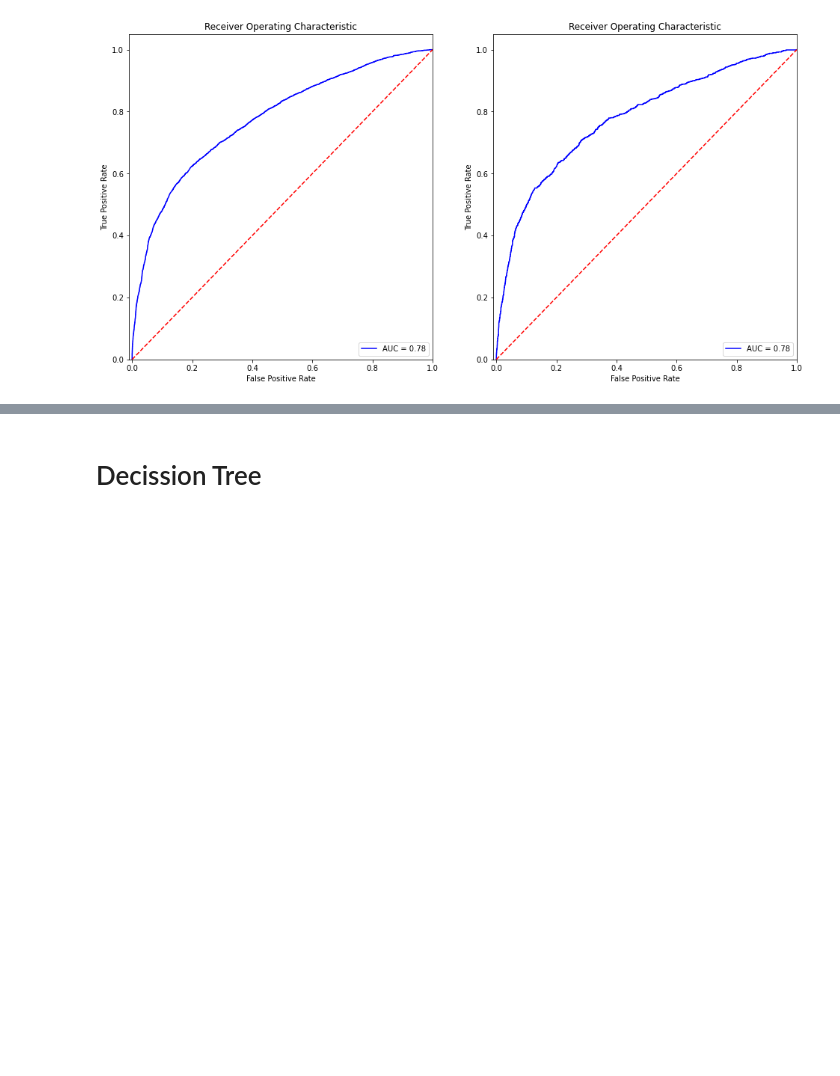
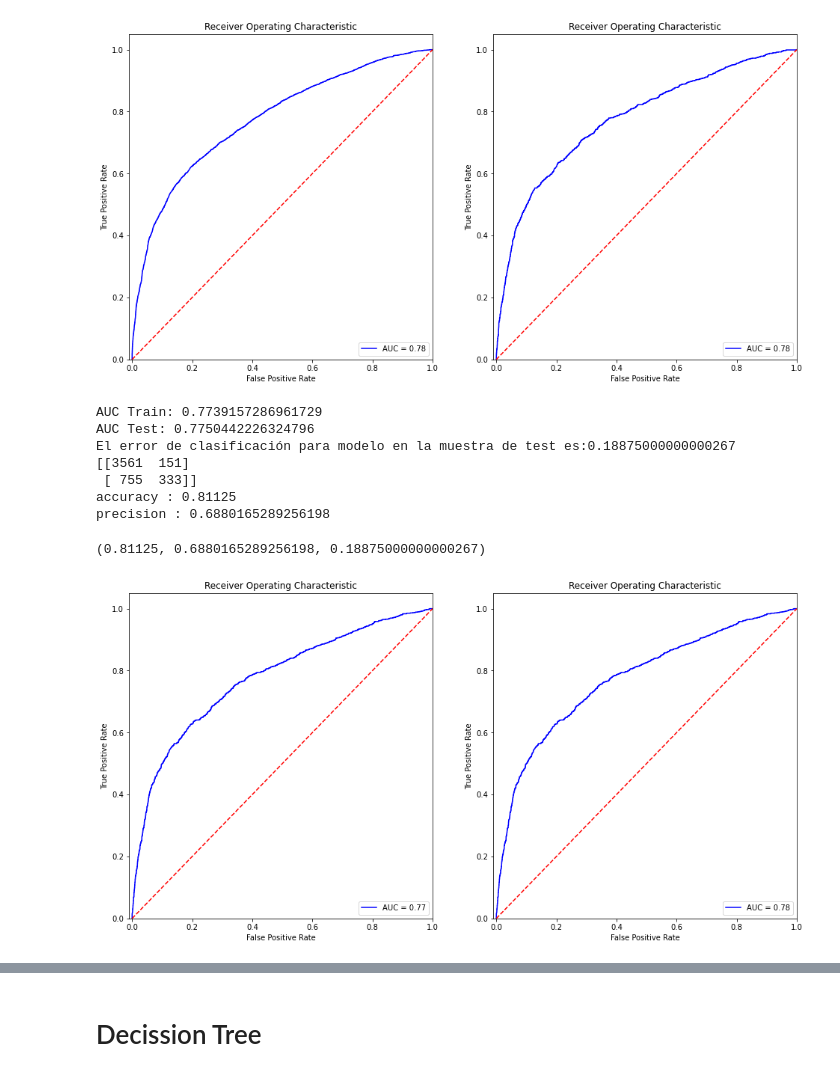
Before and after one commit to paulguz261/MIAD_20231_intro_machine_learning_grupal, a Jupyter notebook: kaggle/competencia.ipynb, the cells around one changed output, grey strips where cells are left out. Cells and saved outputs as stored; diff of their text form; code cells hidden in the pictures; blank space fills up the shorter version.

```diff
--- a/kaggle/competencia.ipynb
+++ b/kaggle/competencia.ipynb
@@ -540,11 +574,21 @@ precision : 0.681640625
 (0.8120833333333334, 0.681640625)
 [figure]
 # %%
-# clfRF = RandomForestClassifier(random_state=0,max_depth = 4, n_estimators=200)
-# clfRF.fit(XTrain_transform_envoltura, yTrain)
+clfRF = RandomForestClassifier(random_state=0,max_depth = 4, n_estimators=200)
+clfRF.fit(XTrain_transform, yTrain)
 
-# graficas_roc_test_train(XTrain_transform_envoltura, yTrain, XTest_transform_envoltura, yTest, clfRF)
-# metricas_modelo(XTest_transform_envoltura, yTest, clfRF)
+graficas_roc_test_train(XTrain_transform, yTrain, XTest_transform, yTest, clfRF)
+metricas_modelo(XTest_transform, yTest, clfRF)
+# %% [output]
+AUC Train: 0.7739157286961729
+AUC Test: 0.7750442226324796
+El error de clasificación para modelo en la muestra de test es:0.18875000000000267
+[[3561  151]
+ [ 755  333]]
+accuracy : 0.81125
+precision : 0.6880165289256198
+(0.81125, 0.6880165289256198, 0.18875000000000267)
+[figure, added]
 # %%
 fig = plt.figure(figsize=(20,5))
 ax = fig.add_axes([0,0,1,1])
```
Also changed, not shown: parts of 20 cells of this notebook.
